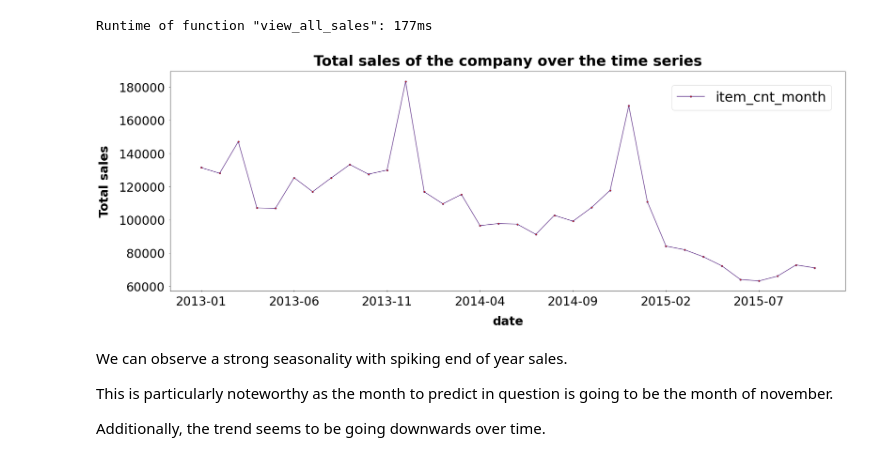
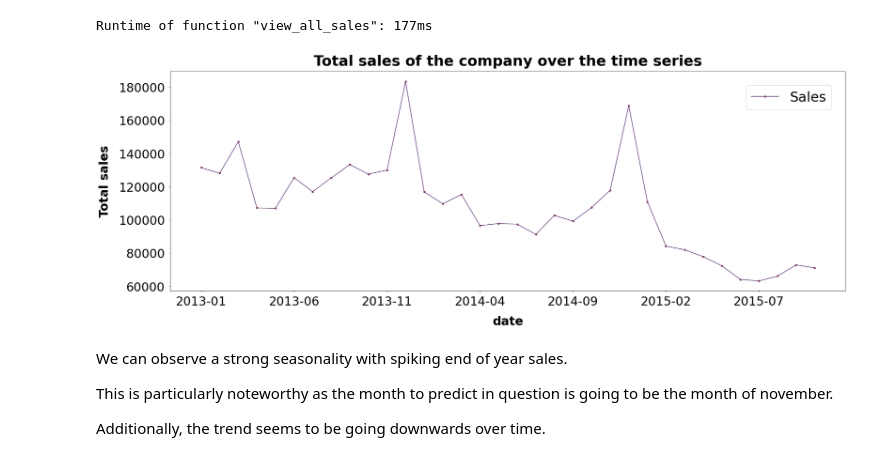
Before and after one commit to cedric-uden/hka-predicting_future_sales, a Jupyter notebook: Predicting_Future_Sales.ipynb, the cells around one changed output. Cells and saved outputs as stored; diff of their text form; code cells hidden in the pictures.

Commit message:
renamed the legend

```diff
--- a/Predicting_Future_Sales.ipynb
+++ b/Predicting_Future_Sales.ipynb
@@ -164,10 +164,11 @@ Runtime of function "view_all_sales": 177ms
 # %%
 if run_eda:
     all_sales.plot(marker='o', color=iwi_purple)
     plt.title("Total sales of the company over the time series")
+    plt.legend(['Sales'])
     plt.ylabel("Total sales")
 # %% [output]
-[figure, old version]
+[figure, new version]
 # %% [markdown]
 We can observe a strong seasonality with spiking end of year sales.
 
```
Also changed, not shown: parts of 1 cell of this notebook.
